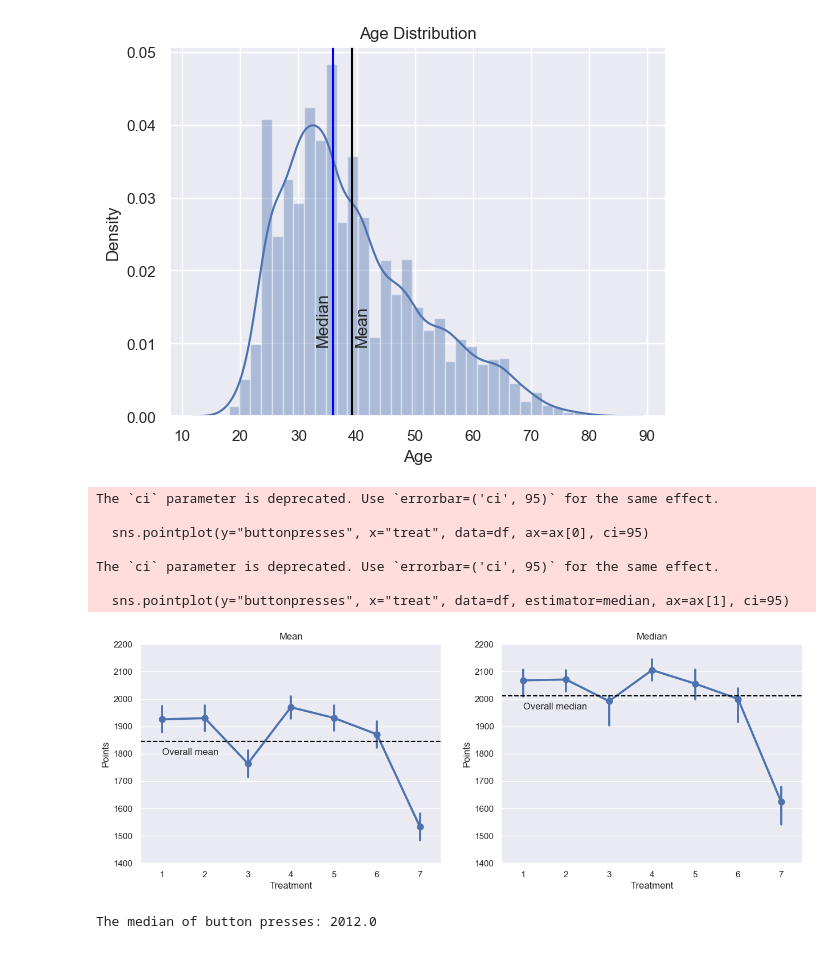
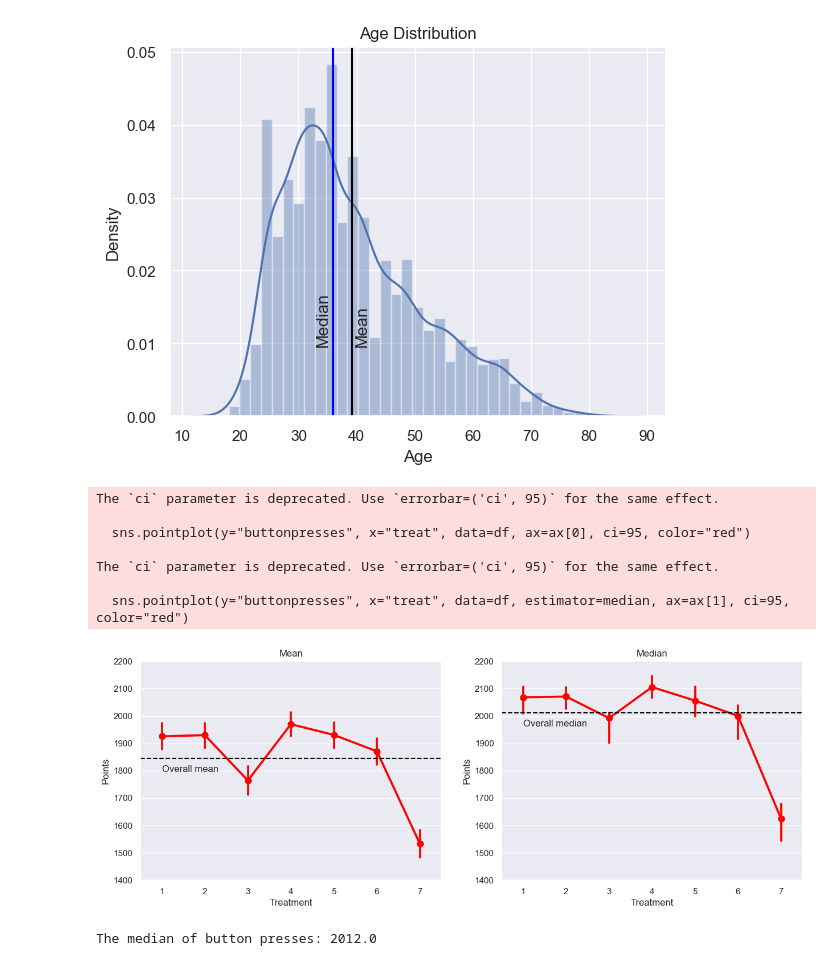
Before and after one commit to klaushajdaraj/ml-treatment-effects, a Jupyter notebook: Analytics.ipynb, the cells around one changed output. Cells and saved outputs as stored; diff of their text form; code cells hidden in the pictures.

```diff
--- a/Analytics.ipynb
+++ b/Analytics.ipynb
@@ -132,34 +133,34 @@ Text(0.5, 1.0, 'Age Distribution')
 # %%
 from numpy import median
 
-# Plot mean and median of pointss
-fig, ax =plt.subplots(1,2, figsize=(15, 5))
-sns.pointplot(y="buttonpresses", x="treat", data=df, ax=ax[0], ci=95)
-ax[0].axhline(df.buttonpresses.mean(),color="black", linestyle='--')
-ax[0].text(0,df.buttonpresses.mean()-50,'Overall mean')
+# Plot mean and median of points (button presses)
+fig, ax =plt.subplots(1, 2, figsize=(15, 5))
+sns.pointplot(y="buttonpresses", x="treat", data=df, ax=ax[0], ci=95, color="red")
+ax[0].axhline(df.buttonpresses.mean(), color="black", linestyle='--')
+ax[0].text(0, df.buttonpresses.mean()-50, 'Overall mean')
 ax[0].set_xlabel("Treatment")
 ax[0].set_ylabel("Points")
 ax[0].set_title('Mean')
 ax[0].set(ylim=(1400, 2200))
 
 
-sns.pointplot(y="buttonpresses", x="treat", data=df, estimator=median, ax=ax[1], ci=95)
-ax[1].axhline(df.buttonpresses.median(),color="black", linestyle='--')
-ax[1].text(0,df.buttonpresses.median()-50,'Overall median')
+sns.pointplot(y="buttonpresses", x="treat", data=df, estimator=median, ax=ax[1], ci=95, color="red")
+ax[1].axhline(df.buttonpresses.median(), color="black", linestyle='--')
+ax[1].text(0,df.buttonpresses.median()-50, 'Overall median')
 ax[1].set_xlabel("Treatment")
 ax[1].set_ylabel("Points")
 ax[1].set_title('Median')
 ax[1].set(ylim=(1400, 2200))
 fig.show()
 # %% [output]
 The `ci` parameter is deprecated. Use `errorbar=('ci', 95)` for the same effect.
 
-  sns.pointplot(y="buttonpresses", x="treat", data=df, ax=ax[0], ci=95)
+  sns.pointplot(y="buttonpresses", x="treat", data=df, ax=ax[0], ci=95, color="red")
 
 The `ci` parameter is deprecated. Use `errorbar=('ci', 95)` for the same effect.
 
-  sns.pointplot(y="buttonpresses", x="treat", data=df, estimator=median, ax=ax[1], ci=95)
+  sns.pointplot(y="buttonpresses", x="treat", data=df, estimator=median, ax=ax[1], ci=95, color="red")
-[figure, old version]
+[figure, new version]
 # %%
 # Median of button presses
 print(f'The median of button presses: {df.buttonpresses.median()}')
```
Also changed, not shown: parts of 7 cells of this notebook, 1 other file.
